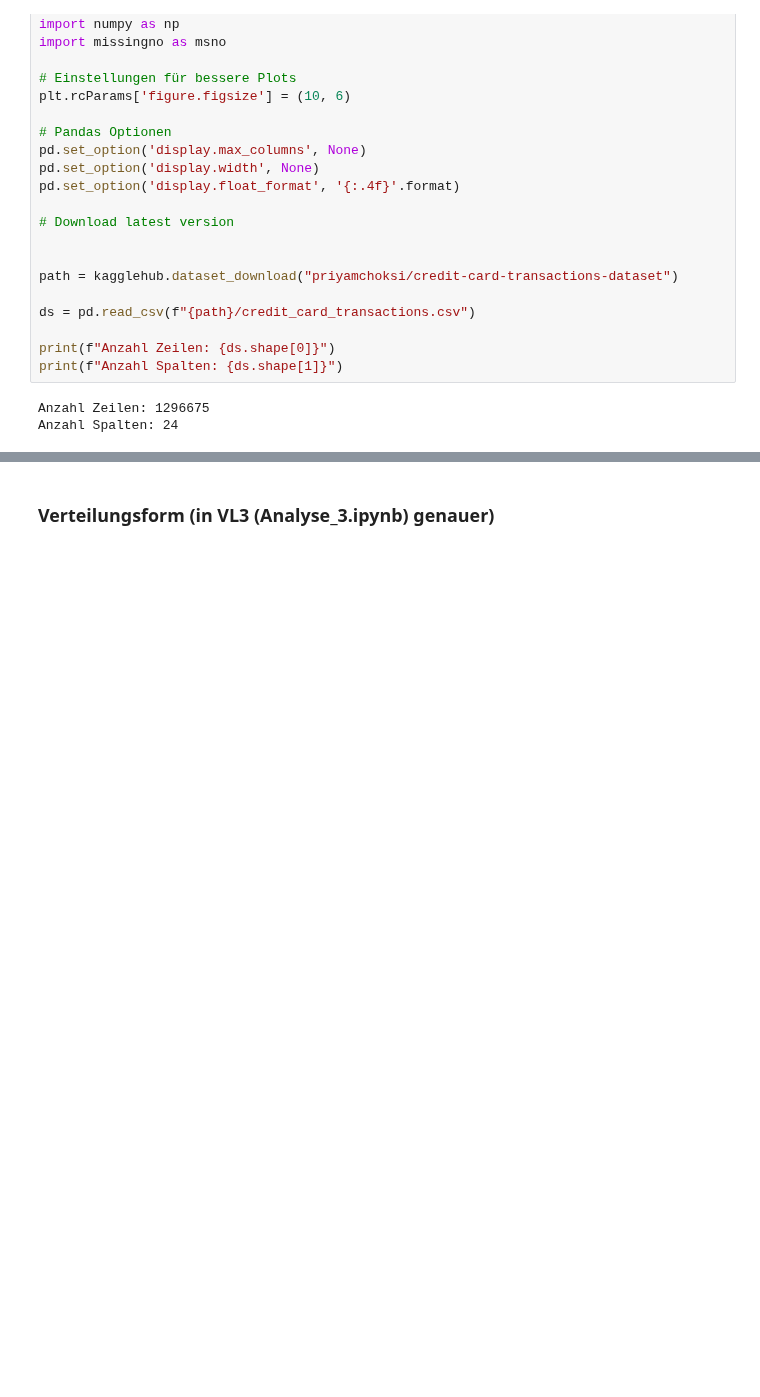
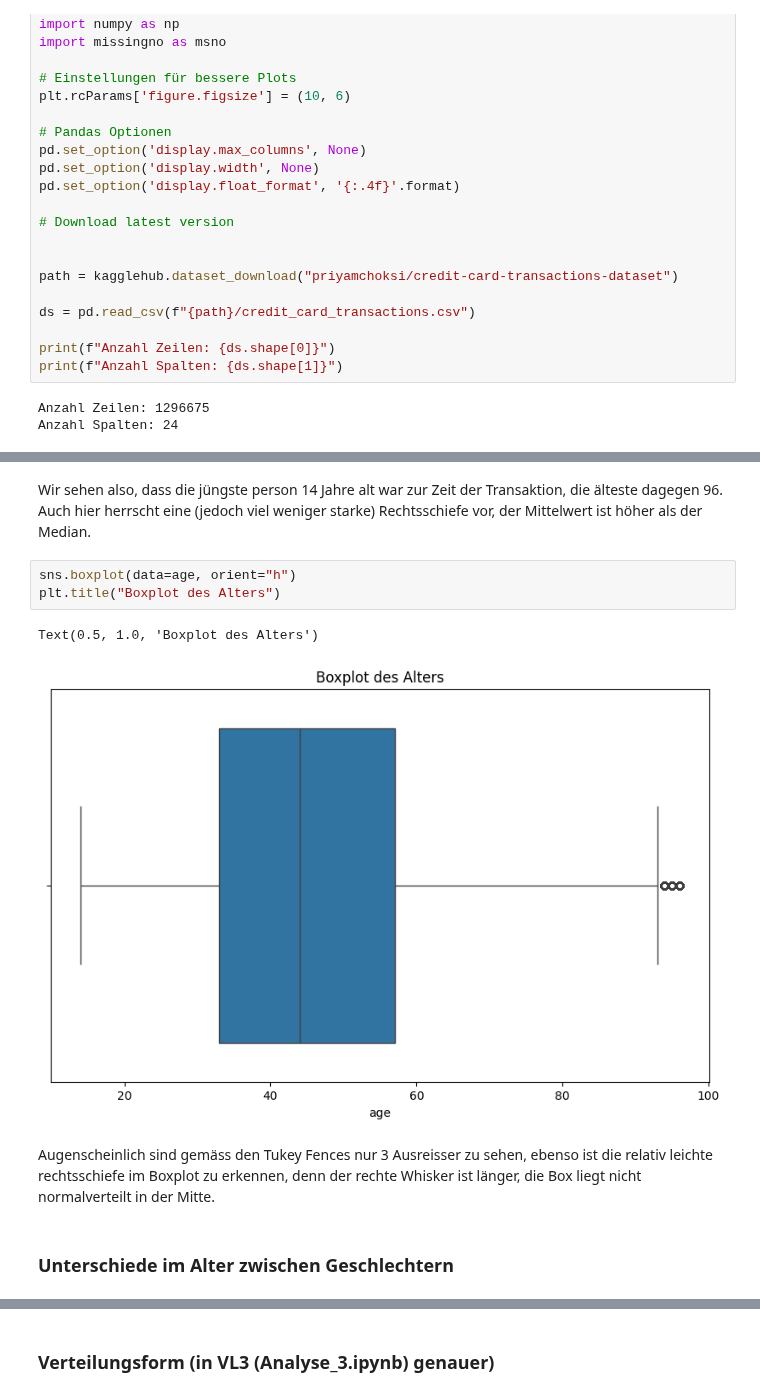
Before and after one commit to philethaler/Statistik-Datenbank, a Jupyter notebook: Analyse_2.ipynb, the cells around one changed output, grey strips where cells are left out. Saved outputs shown, nothing was run; the diff lists cells and outputs as text; blank space fills up the shorter version.

```diff
--- a/Analyse_2.ipynb
+++ b/Analyse_2.ipynb
@@ -51,0 +110,12 @@ Trimmed Mean (10%): 49.832946291234734
+# %% [markdown]
+Wir sehen also, dass die jüngste person 14 Jahre alt war zur Zeit der Transaktion, die älteste dagegen 96. Auch hier herrscht eine (jedoch viel weniger starke) Rechtsschiefe vor, der Mittelwert ist höher als der Median.
+# %%
+sns.boxplot(data=age, orient="h")
+plt.title("Boxplot des Alters")
+# %% [output]
+Text(0.5, 1.0, 'Boxplot des Alters')
+[figure, added]
+# %% [markdown]
+Augenscheinlich sind gemäss den Tukey Fences nur 3 Ausreisser zu sehen, ebenso ist die relativ leichte rechtsschiefe im Boxplot zu erkennen, denn der rechte Whisker ist länger, die Box liegt nicht normalverteilt in der Mitte.
+# %% [markdown]
+### Unterschiede im Alter zwischen Geschlechtern
```
Also changed, not shown: parts of 49 cells of this notebook.
